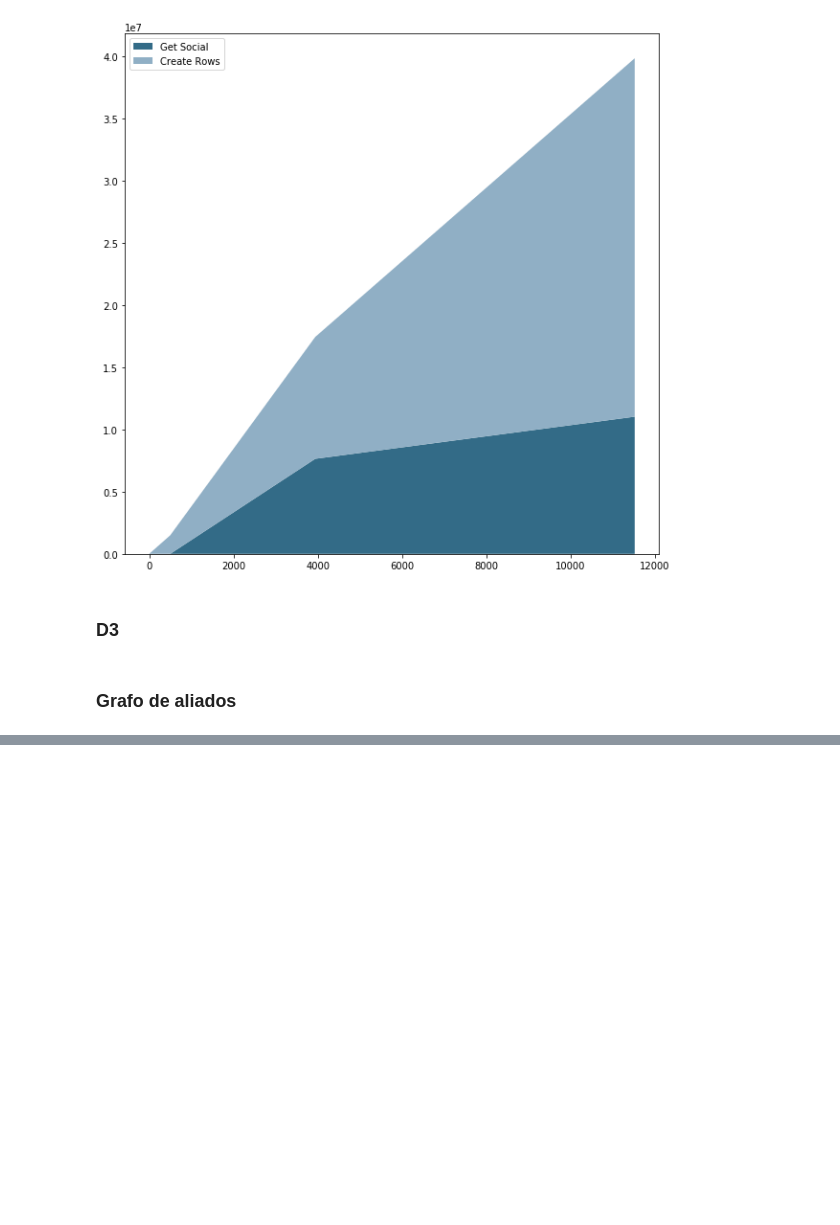
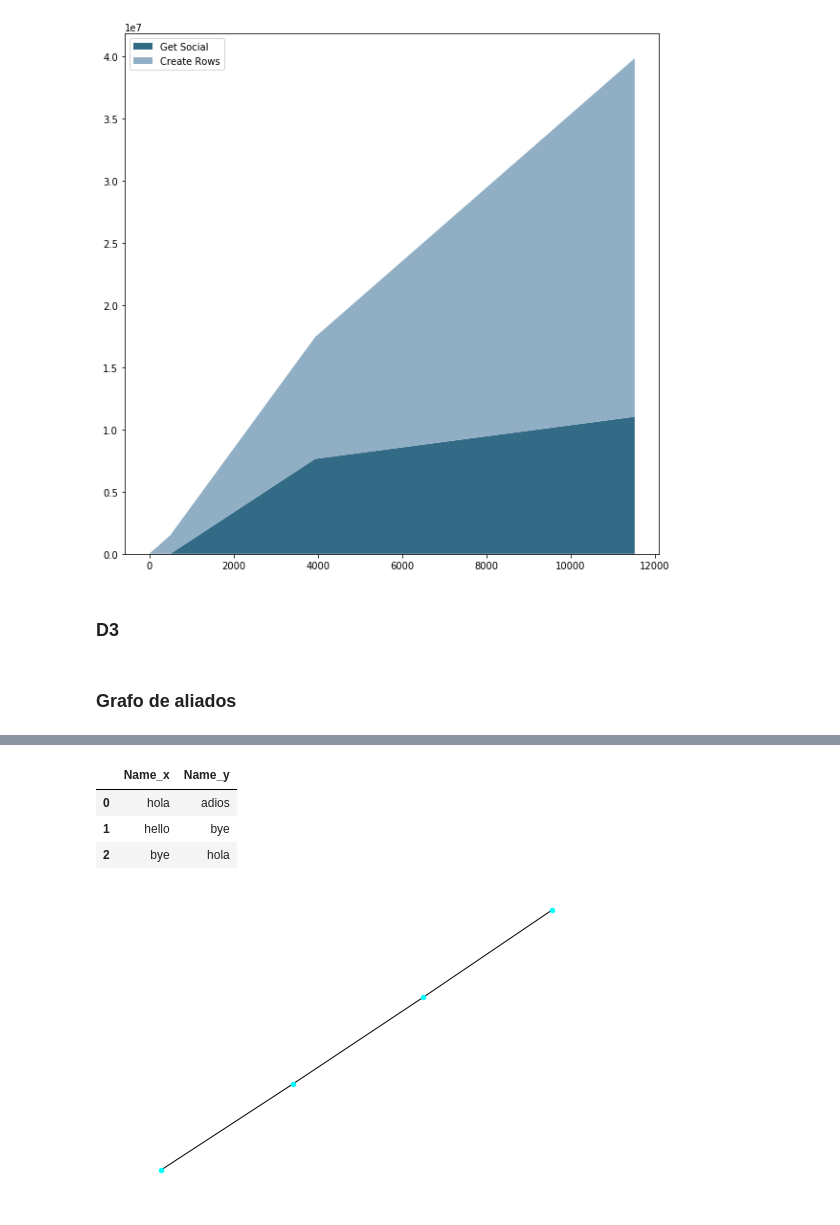
Before and after one commit to albertogcmr/final-project-codewars-ih, a Jupyter notebook: source/Representación de datos.ipynb, the cells around one changed output, grey strips where cells are left out. Saved outputs shown, nothing was run; the diff lists cells and outputs as text; code cells hidden in the pictures; blank space fills up the shorter version.

```diff
--- a/source/Representación de datos.ipynb
+++ b/source/Representación de datos.ipynb
@@ -62,0 +109,14 @@ save_d3_languages_json(create_d3(df))
+# %%
+df_social = pd.DataFrame({'Name_x': ['hola', 'hello', 'bye'], 'Name_y': ['adios', 'bye', 'hola']})
+df_social.head()
+# %% [output]
+|  | Name_x | Name_y |
+| 0 | hola | adios |
+| 1 | hello | bye |
+| 2 | bye | hola |
+# %%
+G = nx.from_pandas_edgelist(df=df_social, source='Name_x', target='Name_y')
+
+nx.draw_kamada_kawai(G, node_size=20, node_color='cyan', with_labels=False)
+# %% [output]
+[figure, added]
```
Also changed, not shown: parts of 3 cells of this notebook, 2 other files.
